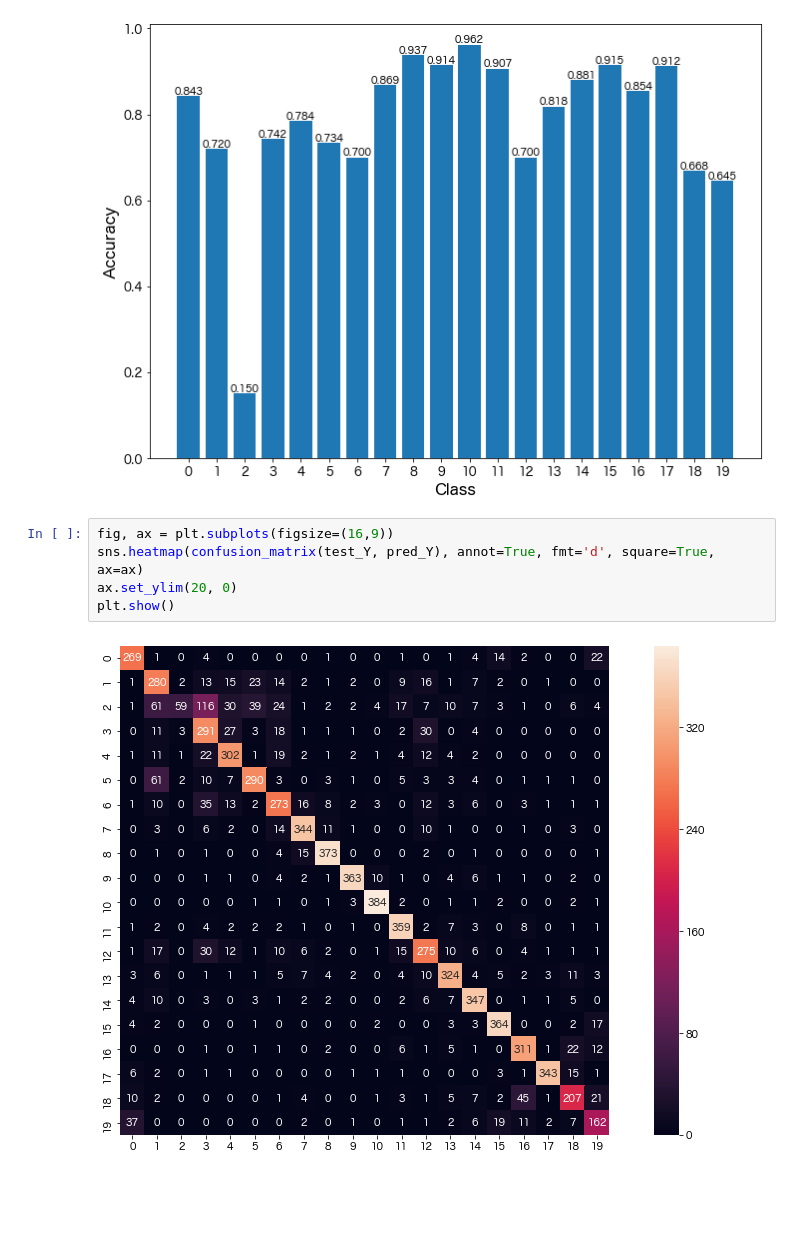
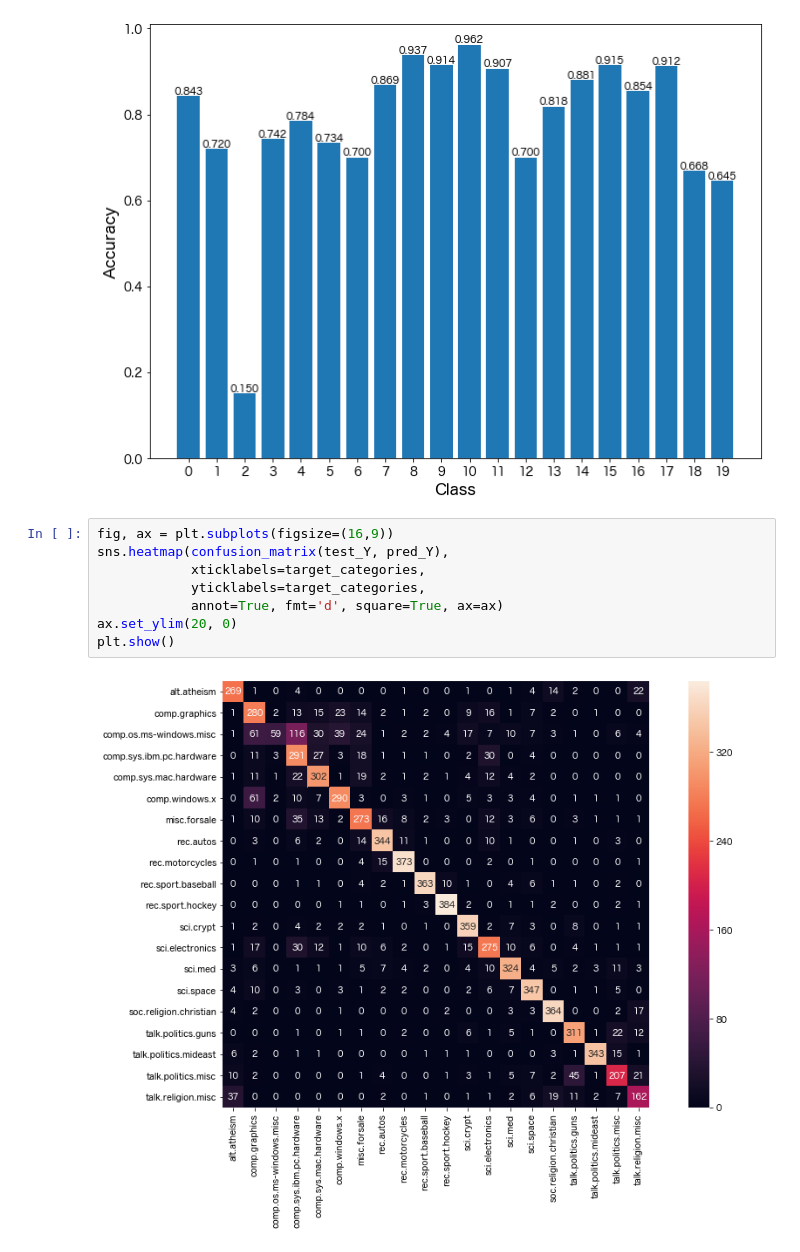
Before and after one commit to kagari/DataMining_NLP_Report3, a Jupyter notebook: level4_newsgroups_calc_bow_tf-idf.ipynb, the cells around one changed output. Saved outputs shown, nothing was run; the diff lists cells and outputs as text; blank space fills up the shorter version.

```diff
--- a/level4_newsgroups_calc_bow_tf-idf.ipynb
+++ b/level4_newsgroups_calc_bow_tf-idf.ipynb
@@ -206,8 +206,11 @@ plt.show()
 [figure]
 # %%
 fig, ax = plt.subplots(figsize=(16,9))
-sns.heatmap(confusion_matrix(test_Y, pred_Y), annot=True, fmt='d', square=True, ax=ax)
+sns.heatmap(confusion_matrix(test_Y, pred_Y),
+            xticklabels=target_categories,
+            yticklabels=target_categories,
+            annot=True, fmt='d', square=True, ax=ax)
 ax.set_ylim(20, 0)
 plt.show()
 # %% [output]
-[figure, old version]
+[figure, new version]
```
